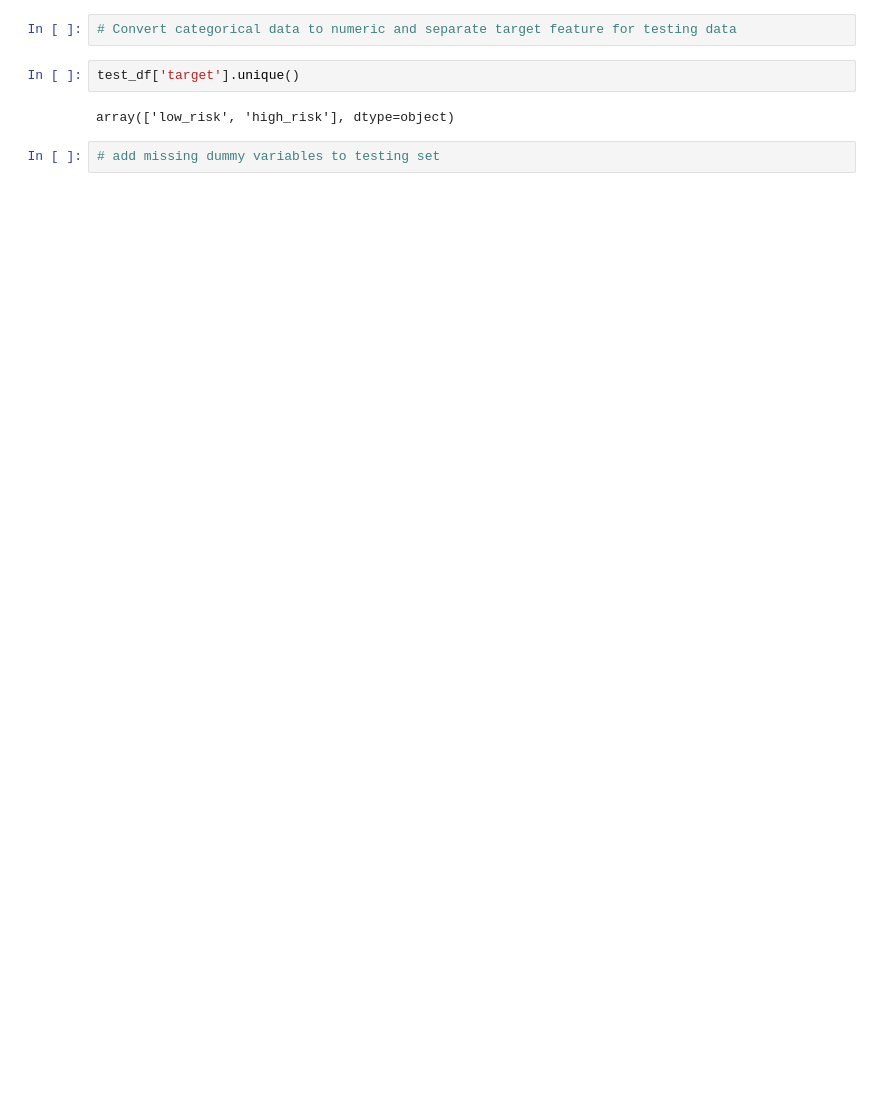
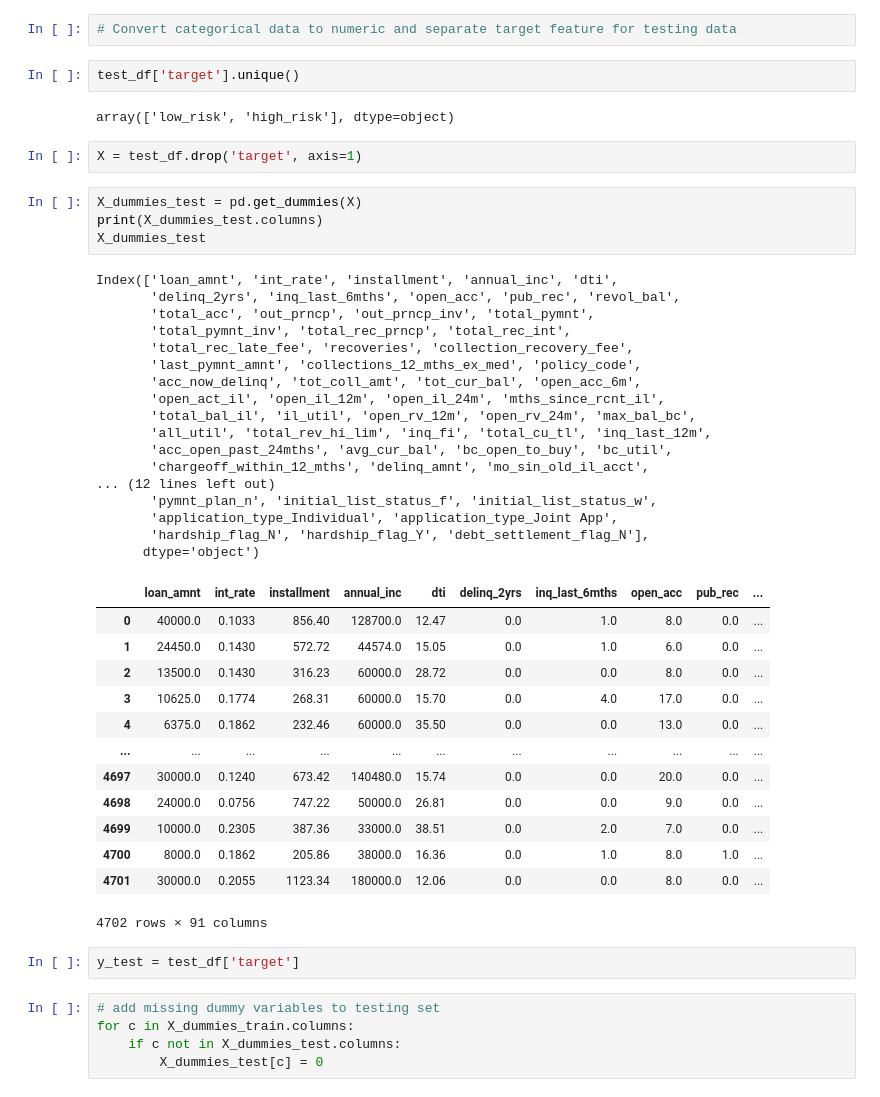
Before and after one commit to ceci-chapa/predicting-credit-risk, a Jupyter notebook: CreditRiskEvaluator.ipynb, the cells around one changed output. Drawn from its saved outputs; the diff is of its cells as text; blank space fills up the shorter version.

```diff
--- a/CreditRiskEvaluator.ipynb
+++ b/CreditRiskEvaluator.ipynb
@@ -70,5 +98,47 @@ print(y_label)
 test_df['target'].unique()
 # %% [output]
 array(['low_risk', 'high_risk'], dtype=object)
+# %%
+X = test_df.drop('target', axis=1)
+# %%
+X_dummies_test = pd.get_dummies(X)
+print(X_dummies_test.columns)
+X_dummies_test
+# %% [output]
+Index(['loan_amnt', 'int_rate', 'installment', 'annual_inc', 'dti',
+       'delinq_2yrs', 'inq_last_6mths', 'open_acc', 'pub_rec', 'revol_bal',
+       'total_acc', 'out_prncp', 'out_prncp_inv', 'total_pymnt',
+       'total_pymnt_inv', 'total_rec_prncp', 'total_rec_int',
+       'total_rec_late_fee', 'recoveries', 'collection_recovery_fee',
+       'last_pymnt_amnt', 'collections_12_mths_ex_med', 'policy_code',
+       'acc_now_delinq', 'tot_coll_amt', 'tot_cur_bal', 'open_acc_6m',
+       'open_act_il', 'open_il_12m', 'open_il_24m', 'mths_since_rcnt_il',
+       'total_bal_il', 'il_util', 'open_rv_12m', 'open_rv_24m', 'max_bal_bc',
+       'all_util', 'total_rev_hi_lim', 'inq_fi', 'total_cu_tl', 'inq_last_12m',
+       'acc_open_past_24mths', 'avg_cur_bal', 'bc_open_to_buy', 'bc_util',
+       'chargeoff_within_12_mths', 'delinq_amnt', 'mo_sin_old_il_acct',
+... (12 lines left out)
+       'pymnt_plan_n', 'initial_list_status_f', 'initial_list_status_w',
+       'application_type_Individual', 'application_type_Joint App',
+       'hardship_flag_N', 'hardship_flag_Y', 'debt_settlement_flag_N'],
+      dtype='object')
+|  | loan_amnt | int_rate | installment | annual_inc | dti | delinq_2yrs | inq_last_6mths | open_acc | pub_rec | ... |
+| 0 | 40000.0 | 0.1033 | 856.40 | 128700.0 | 12.47 | 0.0 | 1.0 | 8.0 | 0.0 | ... |
+| 1 | 24450.0 | 0.1430 | 572.72 | 44574.0 | 15.05 | 0.0 | 1.0 | 6.0 | 0.0 | ... |
+| 2 | 13500.0 | 0.1430 | 316.23 | 60000.0 | 28.72 | 0.0 | 0.0 | 8.0 | 0.0 | ... |
+| 3 | 10625.0 | 0.1774 | 268.31 | 60000.0 | 15.70 | 0.0 | 4.0 | 17.0 | 0.0 | ... |
+| 4 | 6375.0 | 0.1862 | 232.46 | 60000.0 | 35.50 | 0.0 | 0.0 | 13.0 | 0.0 | ... |
+| ... | ... | ... | ... | ... | ... | ... | ... | ... | ... | ... |
+| 4697 | 30000.0 | 0.1240 | 673.42 | 140480.0 | 15.74 | 0.0 | 0.0 | 20.0 | 0.0 | ... |
+| 4698 | 24000.0 | 0.0756 | 747.22 | 50000.0 | 26.81 | 0.0 | 0.0 | 9.0 | 0.0 | ... |
+| 4699 | 10000.0 | 0.2305 | 387.36 | 33000.0 | 38.51 | 0.0 | 2.0 | 7.0 | 0.0 | ... |
+| 4700 | 8000.0 | 0.1862 | 205.86 | 38000.0 | 16.36 | 0.0 | 1.0 | 8.0 | 1.0 | ... |
+| 4701 | 30000.0 | 0.2055 | 1123.34 | 180000.0 | 12.06 | 0.0 | 0.0 | 8.0 | 0.0 | ... |
+4702 rows × 91 columns
+# %%
+y_test = test_df['target']
 # %%
 # add missing dummy variables to testing set
+for c in X_dummies_train.columns:
+    if c not in X_dummies_test.columns:
+        X_dummies_test[c] = 0
```
Also changed, not shown: parts of 16 cells of this notebook.
